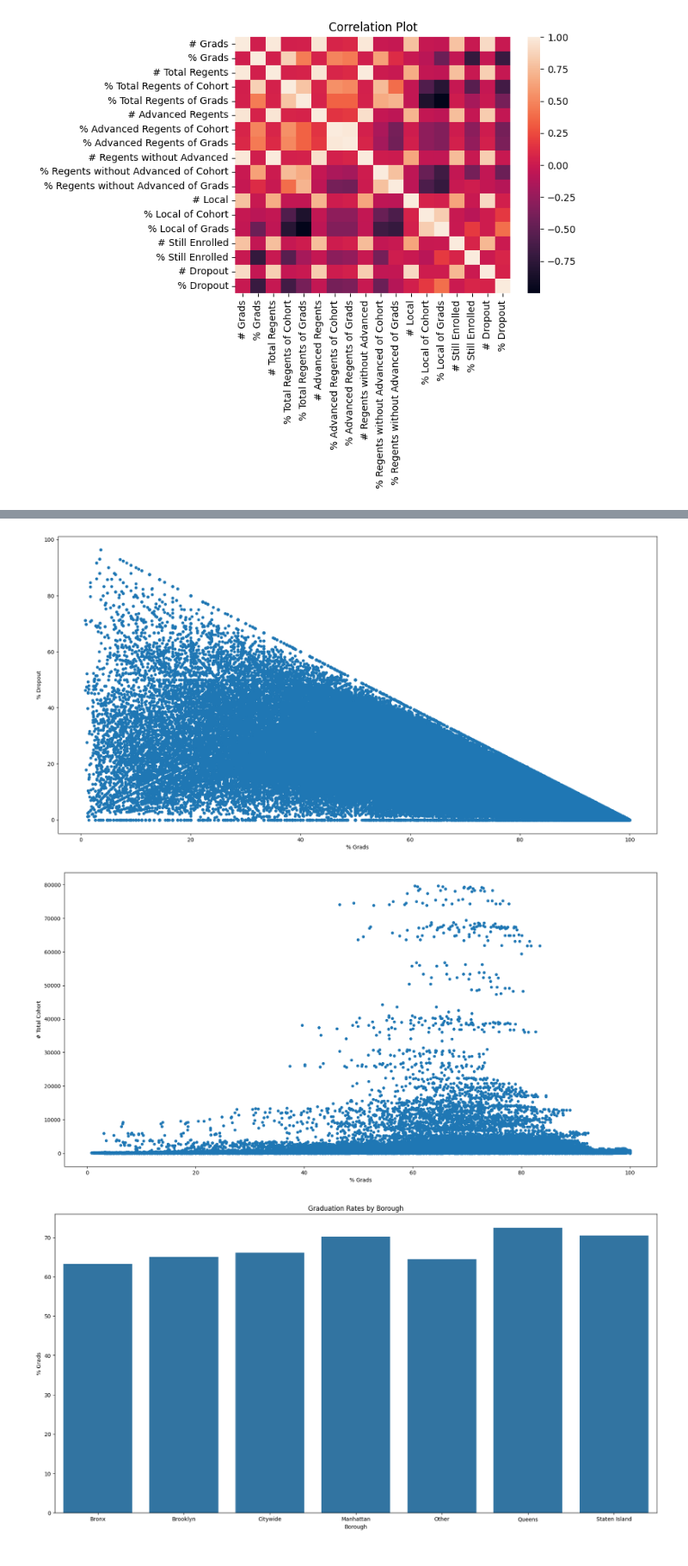
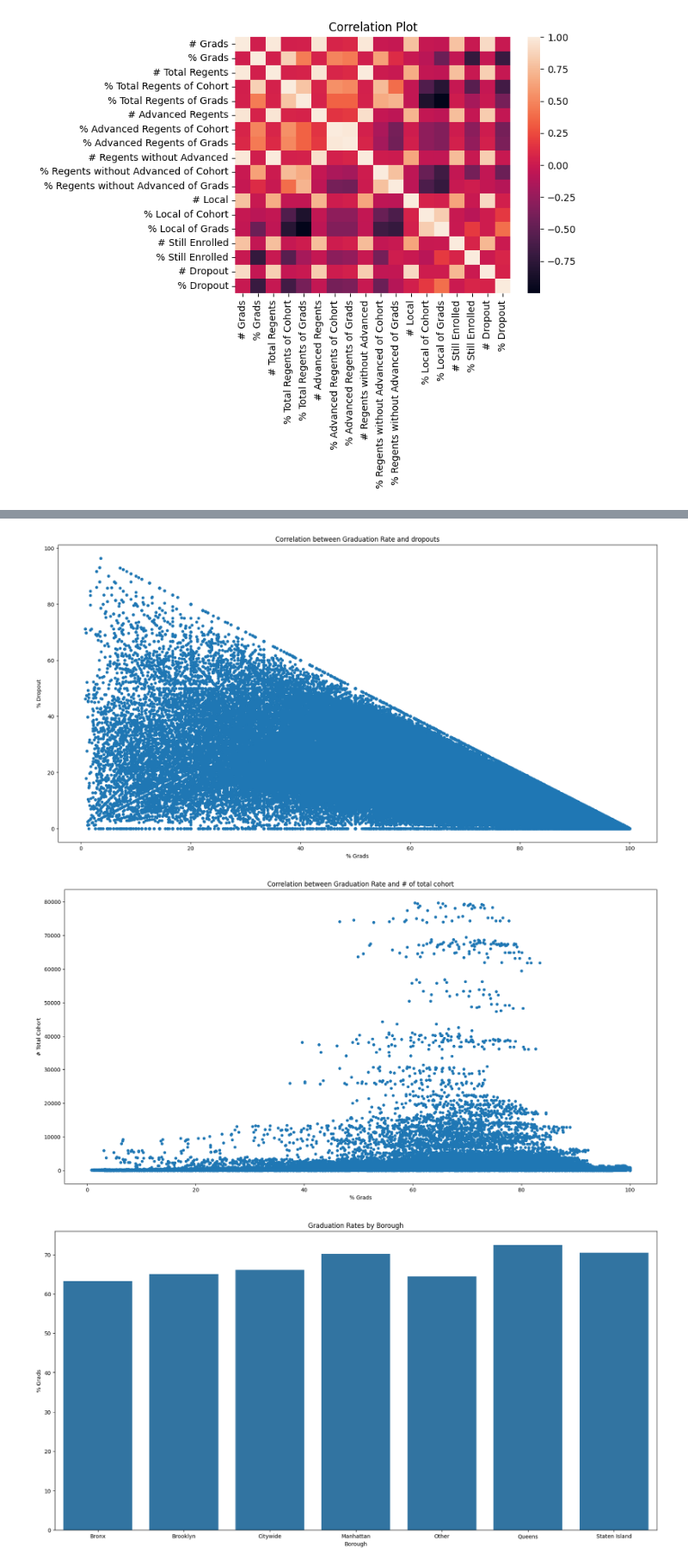
Before and after one commit to nicolerodriguez16/gwc-give-back-project, a Jupyter notebook: visuals/graduation_visuals.ipynb, the cells around one changed output, grey strips where cells are left out. Shown at 86% size. Drawn from its saved outputs; the diff is of its cells as text; code cells hidden in the pictures.

```diff
--- a/visuals/graduation_visuals.ipynb
+++ b/visuals/graduation_visuals.ipynb
@@ -141,14 +141,16 @@ corr_matrix
 | % Dropout | -0.015873 | -0.695761 | -0.026529 | -0.653174 | -0.393211 | -0.044804 | ... |
 # %%
 df_grad.plot(kind='scatter', x = '% Grads', y = '% Dropout' , figsize = (20, 10))
+plt.title('Correlation between Graduation Rate and dropouts')
 plt.show()
 # %% [output]
-[figure, old version]
+[figure, new version]
 # %%
 df_grad.plot(kind='scatter', x = '% Grads', y = '# Total Cohort' , figsize = (20, 10))
+plt.title('Correlation between Graduation Rate and # of total cohort')
 plt.show()
 # %% [output]
-[figure, old version]
+[figure, new version]
 # %%
 graduation_rates = df_grad.groupby('Borough')['% Grads'].mean().reset_index()
 plt.figure(figsize=(20, 10))
```
Also changed, not shown: 3 other files.
